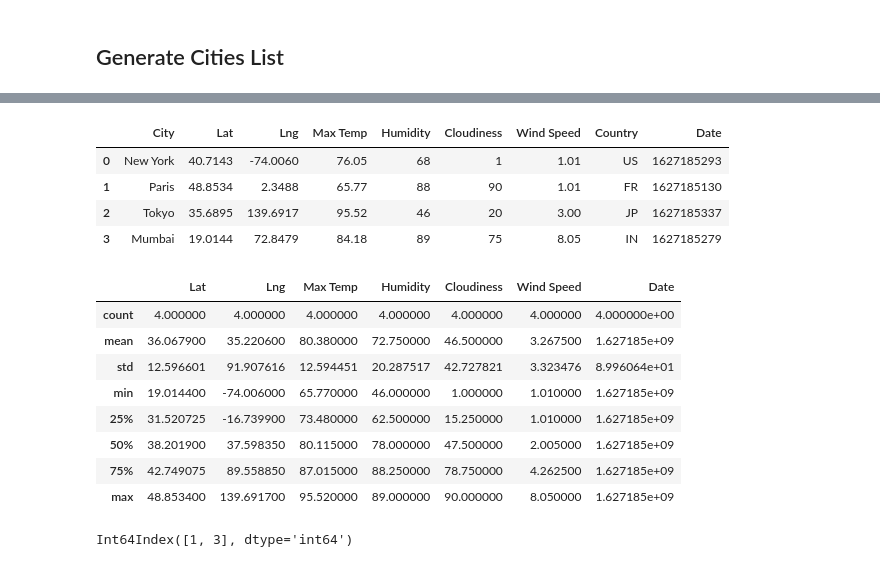
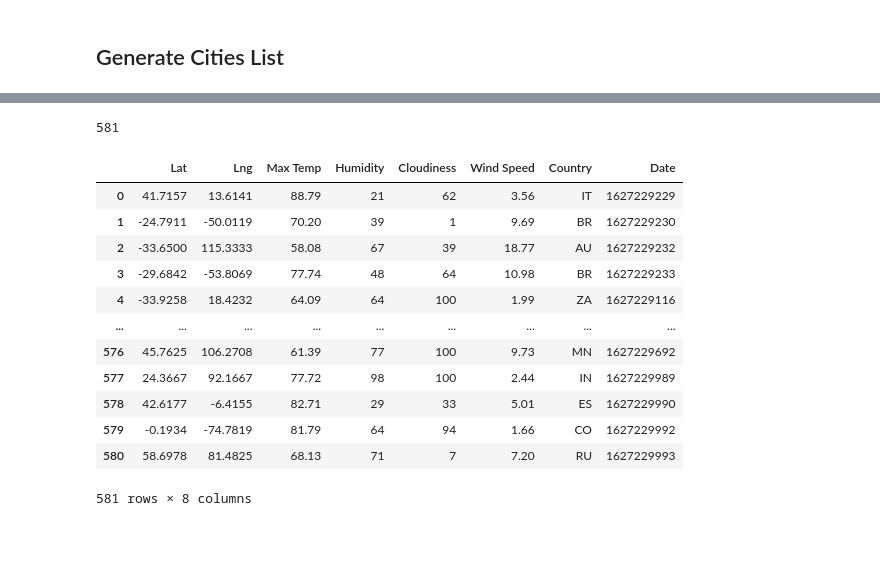
Before and after one commit to jaybdhruv/python-api-challenge, a Jupyter notebook: WeatherPy/WeatherPy.ipynb, the cells around one changed output, grey strips where cells are left out. Saved outputs shown, nothing was run; the diff lists cells and outputs as text; code cells hidden in the pictures; blank space fills up the shorter version.

Commit message:
main dataframe created

```diff
--- a/WeatherPy/WeatherPy.ipynb
+++ b/WeatherPy/WeatherPy.ipynb
@@ -73,5 +72 @@ url = "http://api.openweathermap.org/data/2.5/weather?"
 query_url = f"{url}appid={weather_api_key}&units={units}&q={city}"
-# %%
-sample = "New York"
-response = requests.get(f"{url}appid={weather_api_key}&units={units}&q={sample}").json()
-print(json.dumps(response, indent=4))
@@ -96,14 +73 @@ print(json.dumps(response, indent=4))
-# %%
-'''lat = []
-long = []
-max_temp = []
-humidity = []
-cloudiness = []
-wind_speed = []
-country = []
-city_id = []
-
-for city in cities:
-    response = requests.get(query_url + city).json()
-    print(json.dumps(response, indent=4, sort_keys='True'))'''
 # %%
@@ -132,17 +140,30 @@ for city in cities_1:
+# %%
+len(city_name)
+# %% [output]
+581
 # %%
-cities_weather_df = pd.DataFrame({"City": cities_1,
+# Create Dataframe
+cities_weather_df = pd.DataFrame({"City": city_name,
                                "Lat": lat,
                                "Lng": lon,
                                "Max Temp": max_temp,
                                "Humidity": humidity,
                                "Cloudiness": cloudiness,
                                "Wind Speed": wind_speed,
                                "Country": country,
                                "Date": date})
 cities_weather_df
 # %% [output]
-|  | City | Lat | Lng | Max Temp | Humidity | Cloudiness | Wind Speed | Country | Date |
-| 0 | New York | 40.7143 | -74.0060 | 76.05 | 68 | 1 | 1.01 | US | 1627185293 |
-| 1 | Paris | 48.8534 | 2.3488 | 65.77 | 88 | 90 | 1.01 | FR | 1627185130 |
-| 2 | Tokyo | 35.6895 | 139.6917 | 95.52 | 46 | 20 | 3.00 | JP | 1627185337 |
-| 3 | Mumbai | 19.0144 | 72.8479 | 84.18 | 89 | 75 | 8.05 | IN | 1627185279 |
+|  | Lat | Lng | Max Temp | Humidity | Cloudiness | Wind Speed | Country | Date |
+| 0 | 41.7157 | 13.6141 | 88.79 | 21 | 62 | 3.56 | IT | 1627229229 |
+| 1 | -24.7911 | -50.0119 | 70.20 | 39 | 1 | 9.69 | BR | 1627229230 |
+| 2 | -33.6500 | 115.3333 | 58.08 | 67 | 39 | 18.77 | AU | 1627229232 |
+| 3 | -29.6842 | -53.8069 | 77.74 | 48 | 64 | 10.98 | BR | 1627229233 |
+| 4 | -33.9258 | 18.4232 | 64.09 | 64 | 100 | 1.99 | ZA | 1627229116 |
+| ... | ... | ... | ... | ... | ... | ... | ... | ... |
+| 576 | 45.7625 | 106.2708 | 61.39 | 77 | 100 | 9.73 | MN | 1627229692 |
+| 577 | 24.3667 | 92.1667 | 77.72 | 98 | 100 | 2.44 | IN | 1627229989 |
+| 578 | 42.6177 | -6.4155 | 82.71 | 29 | 33 | 5.01 | ES | 1627229990 |
+| 579 | -0.1934 | -74.7819 | 81.79 | 64 | 94 | 1.66 | CO | 1627229992 |
+| 580 | 58.6978 | 81.4825 | 68.13 | 71 | 7 | 7.20 | RU | 1627229993 |
+581 rows × 8 columns
@@ -151,18 +169,0 @@ cities_weather_df.to_csv(output_data_file)
-# %%
-cities_weather_stats = cities_weather_df.describe()
-cities_weather_stats
-# %% [output]
-|  | Lat | Lng | Max Temp | Humidity | Cloudiness | Wind Speed | Date |
-| count | 4.000000 | 4.000000 | 4.000000 | 4.000000 | 4.000000 | 4.000000 | 4.000000e+00 |
-| mean | 36.067900 | 35.220600 | 80.380000 | 72.750000 | 46.500000 | 3.267500 | 1.627185e+09 |
-| std | 12.596601 | 91.907616 | 12.594451 | 20.287517 | 42.727821 | 3.323476 | 8.996064e+01 |
-| min | 19.014400 | -74.006000 | 65.770000 | 46.000000 | 1.000000 | 1.010000 | 1.627185e+09 |
-| 25% | 31.520725 | -16.739900 | 73.480000 | 62.500000 | 15.250000 | 1.010000 | 1.627185e+09 |
-| 50% | 38.201900 | 37.598350 | 80.115000 | 78.000000 | 47.500000 | 2.005000 | 1.627185e+09 |
-| 75% | 42.749075 | 89.558850 | 87.015000 | 88.250000 | 78.750000 | 4.262500 | 1.627185e+09 |
-| max | 48.853400 | 139.691700 | 95.520000 | 89.000000 | 90.000000 | 8.050000 | 1.627185e+09 |
-# %%
-humidity_outliers = cities_weather_df.loc[cities_weather_df["Humidity"] > 80]
-humidity_outliers.index
-# %% [output]
-Int64Index([1, 3], dtype='int64')
```
Also changed, not shown: parts of 16 cells of this notebook, 1 other file.
